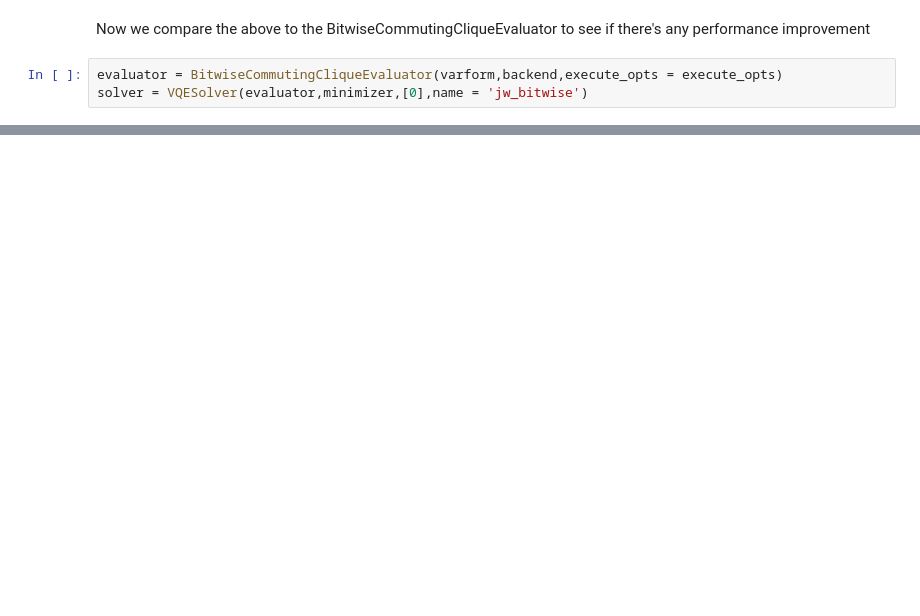
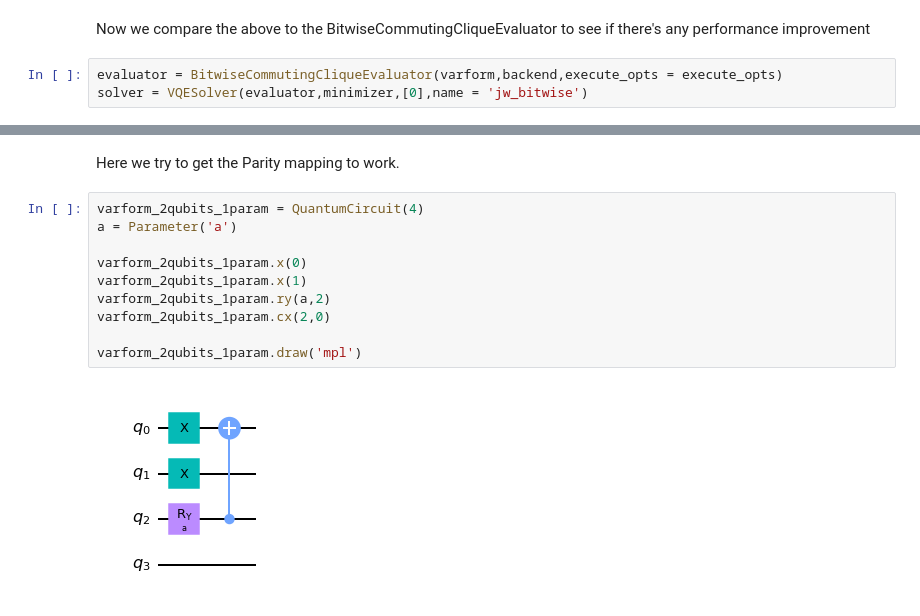
Before and after one commit to KTBieniasz/molecule-solution, a Jupyter notebook: dissociation-curve.ipynb, the cells around one changed output, grey strips where cells are left out. Cells and saved outputs as stored; diff of their text form; blank space fills up the shorter version.

```diff
--- a/dissociation-curve.ipynb
+++ b/dissociation-curve.ipynb
@@ -162,0 +171,14 @@ plt.show()
+# %% [markdown]
+Here we try to get the Parity mapping to work.
+# %%
+varform_2qubits_1param = QuantumCircuit(4)
+a = Parameter('a')
+
+varform_2qubits_1param.x(0)
+varform_2qubits_1param.x(1)
+varform_2qubits_1param.ry(a,2)
+varform_2qubits_1param.cx(2,0)
+
+varform_2qubits_1param.draw('mpl')
+# %% [output]
+[figure, added]
```
Also changed, not shown: parts of 12 cells of this notebook, 3 other files.
